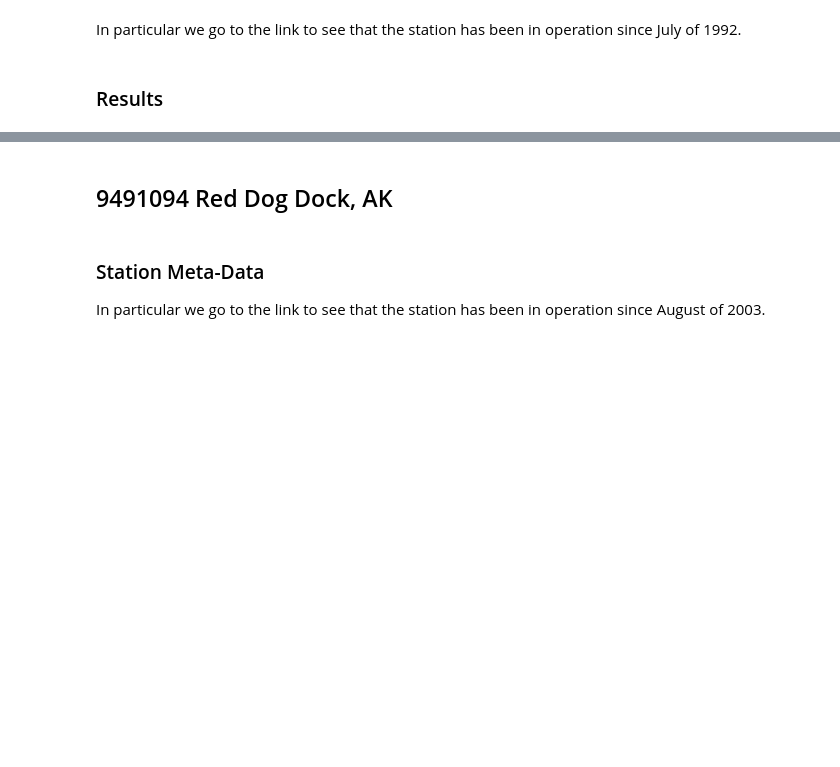
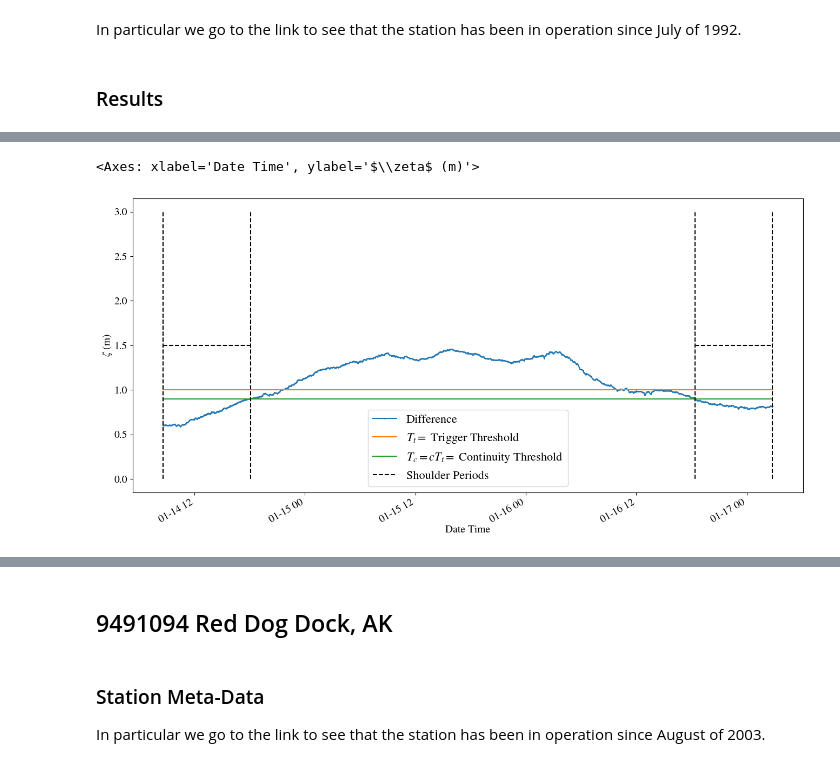
Before and after one commit to UT-CHG/pyadcirc, a Jupyter notebook: notebooks/NOAA_Scrape_Data.ipynb, the cells around one changed output, grey strips where cells are left out. Drawn from its saved outputs; the diff is of its cells as text; code cells hidden in the pictures; blank space fills up the shorter version.

```diff
--- a/notebooks/NOAA_Scrape_Data.ipynb
+++ b/notebooks/NOAA_Scrape_Data.ipynb
@@ -331,0 +288,5 @@ fig.tight_layout()
+# %%
+plot_event(nome_events, event_idx=8)
+# %% [output]
+<Axes: xlabel='Date Time', ylabel='$\\zeta$ (m)'>
+[figure, added]
```
Also changed, not shown: parts of 34 cells of this notebook, 4 other files.
